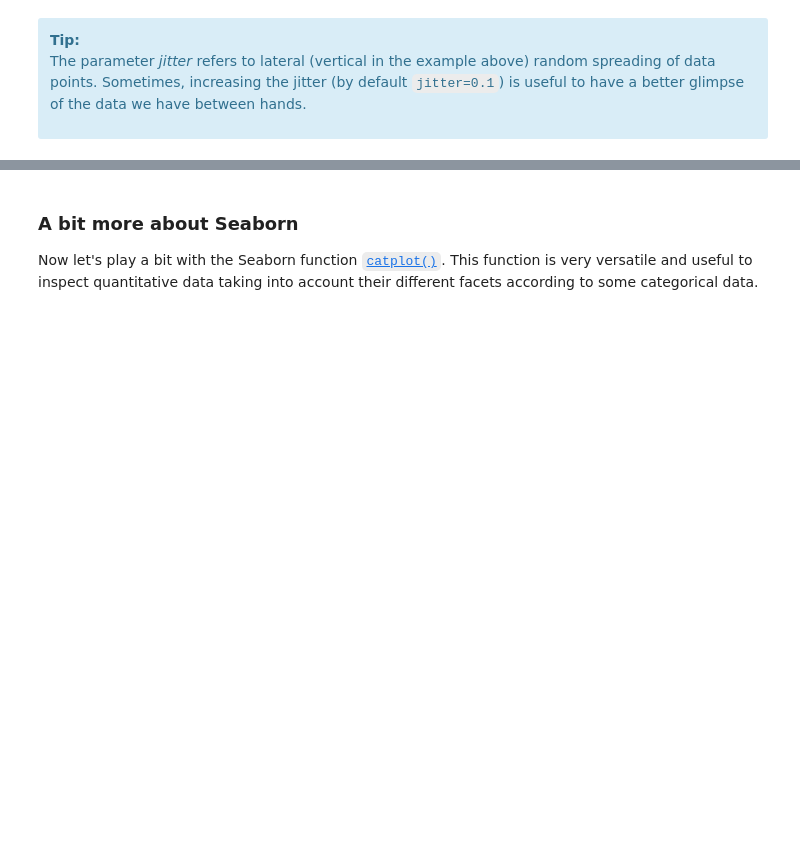
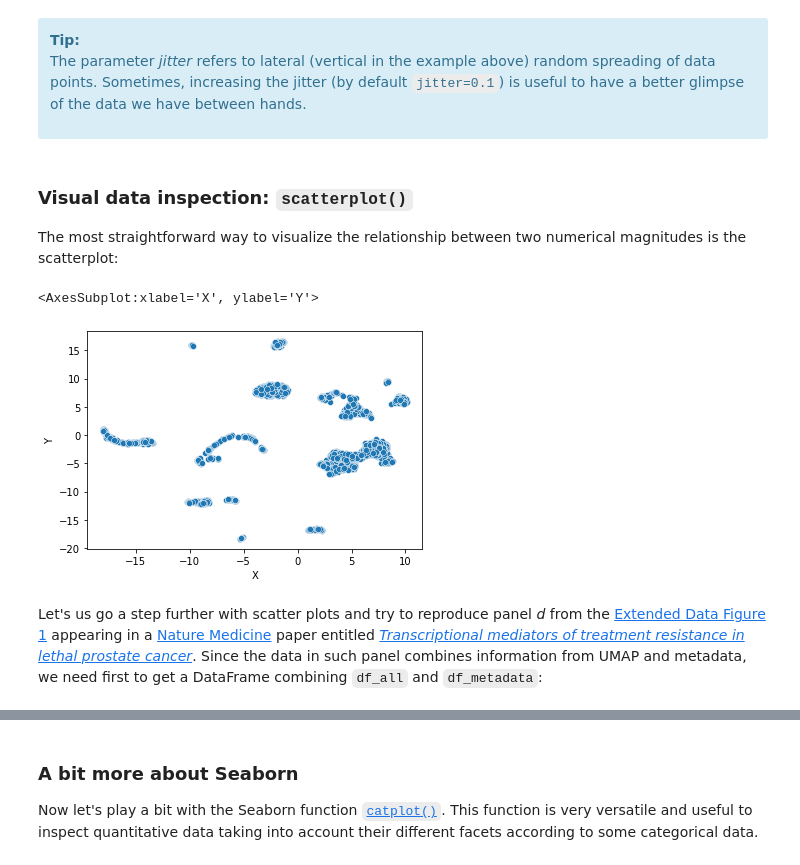
Before and after one commit to sarahroyle/MMRES-python-bootcamp2022, a Jupyter notebook: 06_Plotting.ipynb, the cells around one changed output, grey strips where cells are left out. Saved outputs shown, nothing was run; the diff lists cells and outputs as text; code cells hidden in the pictures; blank space fills up the shorter version.

Commit message:
Minor - Update 06_
We added scatterplots.

```diff
--- a/06_Plotting.ipynb
+++ b/06_Plotting.ipynb
@@ -284,3 +437,15 @@ When looking at a *box plot* it is difficult to tell at a glance if the underlyi
 The parameter *jitter* refers to lateral (vertical in the example above) random spreading of data points. Sometimes, increasing the jitter (by default `jitter=0.1`) is useful to have a better glimpse of the data we have between hands.
 
 </div>
+# %% [markdown]
+### Visual data inspection: `scatterplot()`
+
+The most straightforward way to visualize the relationship between two numerical magnitudes is the scatterplot:
+# %%
+# Get scatterplot
+sns.scatterplot(data=df_all, x='X', y='Y')
+# %% [output]
+<AxesSubplot:xlabel='X', ylabel='Y'>
+[figure, added]
+# %% [markdown]
+Let's us go a step further with scatter plots and try to reproduce panel _d_ from the [Extended Data Figure 1](https://www.ncbi.nlm.nih.gov/pmc/articles/PMC7960507/figure/Fig5/) appearing in a [Nature Medicine](https://www.nature.com/nm/) paper entitled [*Transcriptional mediators of treatment resistance in lethal prostate cancer*](https://www.ncbi.nlm.nih.gov/pmc/articles/PMC7960507/). Since the data in such panel combines information from UMAP and metadata, we need first to get a DataFrame combining `df_all` and `df_metadata`:
```
Also changed, not shown: parts of 76 cells of this notebook.
